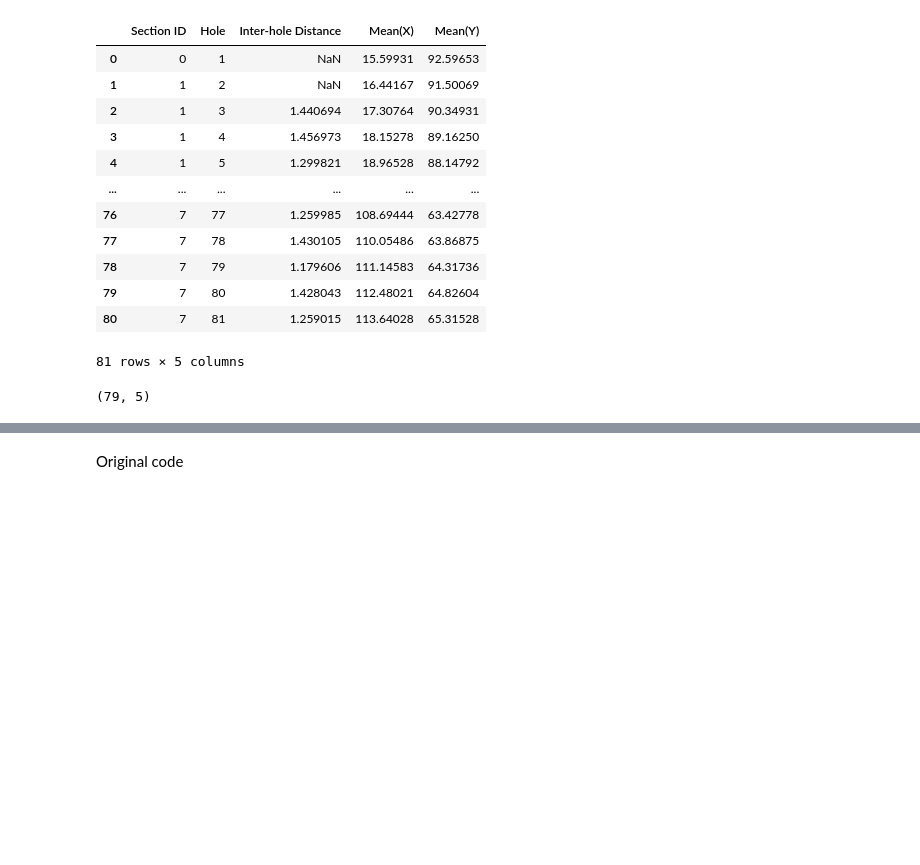
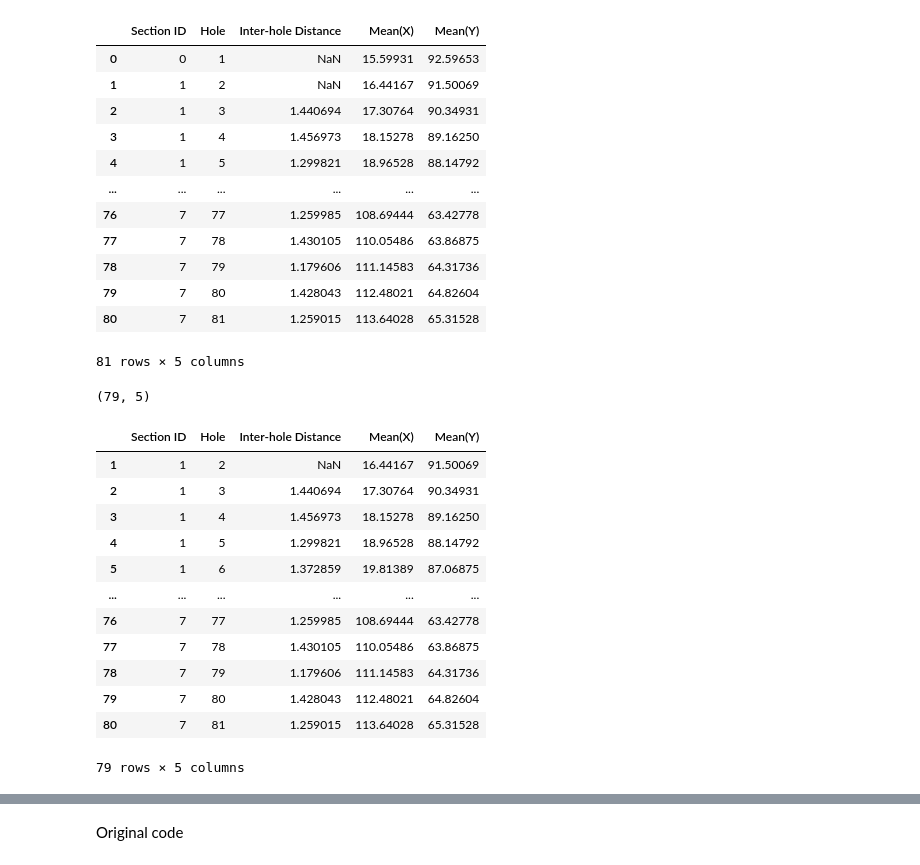
Before and after one commit to MatteoMancini01/S2_Cw, a Jupyter notebook: NoteBook2.ipynb, the cells around one changed output, grey strips where cells are left out. Saved outputs shown, nothing was run; the diff lists cells and outputs as text; code cells hidden in the pictures; blank space fills up the shorter version.

```diff
--- a/NoteBook2.ipynb
+++ b/NoteBook2.ipynb
@@ -34,3 +36,19 @@ sub_data = data_AM[~data_AM['Section ID'].isin([0,4])] # removing sections 0 and
 sub_data.shape # Quick check
 # %% [output]
 (79, 5)
+# %%
+sub_data
+# %% [output]
+|  | Section ID | Hole | Inter-hole Distance | Mean(X) | Mean(Y) |
+| 1 | 1 | 2 | NaN | 16.44167 | 91.50069 |
+| 2 | 1 | 3 | 1.440694 | 17.30764 | 90.34931 |
+| 3 | 1 | 4 | 1.456973 | 18.15278 | 89.16250 |
+| 4 | 1 | 5 | 1.299821 | 18.96528 | 88.14792 |
+| 5 | 1 | 6 | 1.372859 | 19.81389 | 87.06875 |
+| ... | ... | ... | ... | ... | ... |
+| 76 | 7 | 77 | 1.259985 | 108.69444 | 63.42778 |
+| 77 | 7 | 78 | 1.430105 | 110.05486 | 63.86875 |
+| 78 | 7 | 79 | 1.179606 | 111.14583 | 64.31736 |
+| 79 | 7 | 80 | 1.428043 | 112.48021 | 64.82604 |
+| 80 | 7 | 81 | 1.259015 | 113.64028 | 65.31528 |
+79 rows × 5 columns
```
Also changed, not shown: parts of 35 cells of this notebook, 1 other file.
